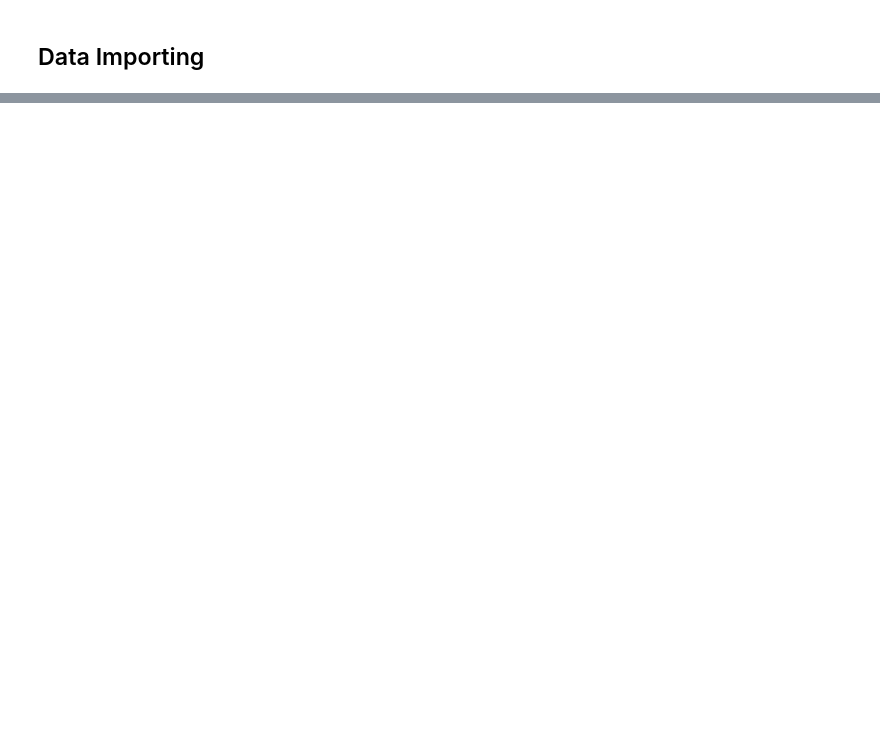
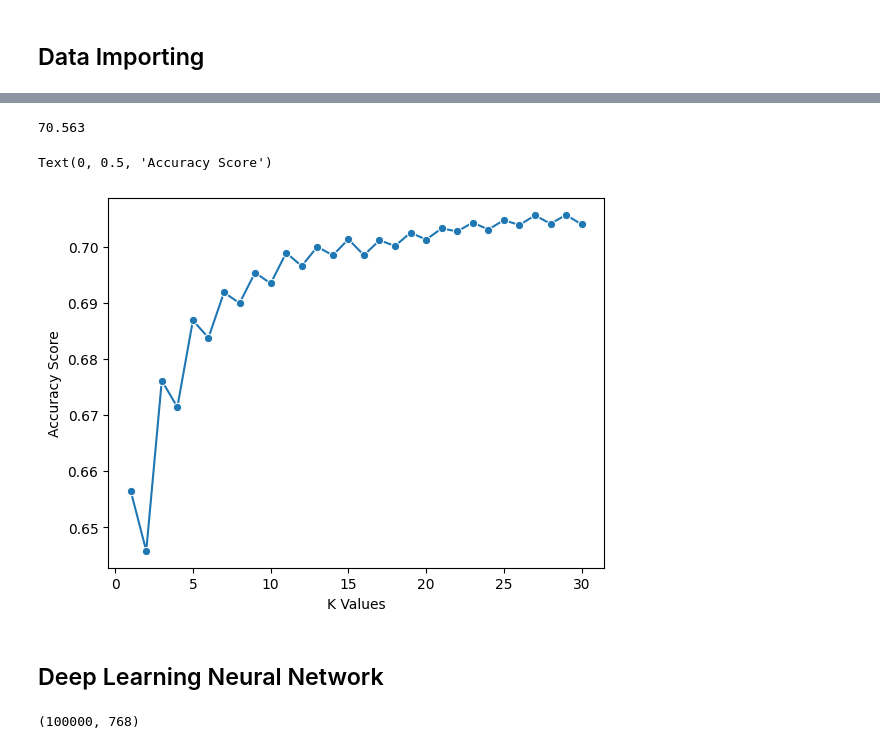
Before and after one commit to Chronyx132/Twitter_Sentiment, a Jupyter notebook: Src/Irving.ipynb, the cells around one changed output, grey strips where cells are left out. Saved outputs shown, nothing was run; the diff lists cells and outputs as text; code cells hidden in the pictures; blank space fills up the shorter version.

```diff
--- a/Src/Irving.ipynb
+++ b/Src/Irving.ipynb
@@ -39,0 +68,7 @@ tweets.head()
+# %%
+X_train, X_test, y_train, y_test = train_test_split(X, y, test_size=0.2)
+# %%
+# Scale the features using StandardScaler
+scaler = StandardScaler()
+X_train = scaler.fit_transform(X_train)
+X_test = scaler.transform(X_test)
@@ -39,0 +77,3 @@ tweets.head()
+# %%
+knn = KNeighborsClassifier(n_neighbors=3)
+knn.fit(X_train, y_train)
@@ -39,0 +91,11 @@ tweets.head()
+# %%
+k_values = [i for i in range (1,31)]
+scores = []
+
+scaler = StandardScaler()
+X = scaler.fit_transform(X)
+
+for k in k_values:
+    knn = KNeighborsClassifier(n_neighbors=k)
+    score = cross_val_score(knn, X, y, cv=5)
+    scores.append(np.mean(score))
@@ -39,0 +124,13 @@ tweets.head()
+# %%
+max(results)*100
+# %% [output]
+70.563
+# %%
+sns.lineplot(x = k_values, y = scores, marker = 'o')
+plt.xlabel("K Values")
+plt.ylabel("Accuracy Score")
+# %% [output]
+Text(0, 0.5, 'Accuracy Score')
+[figure, added]
+# %% [markdown]
+## Deep Learning Neural Network
@@ -39,0 +148,4 @@ tweets.head()
+# %%
+X.shape
+# %% [output]
+(100000, 768)
```
Also changed, not shown: parts of 69 cells of this notebook.
